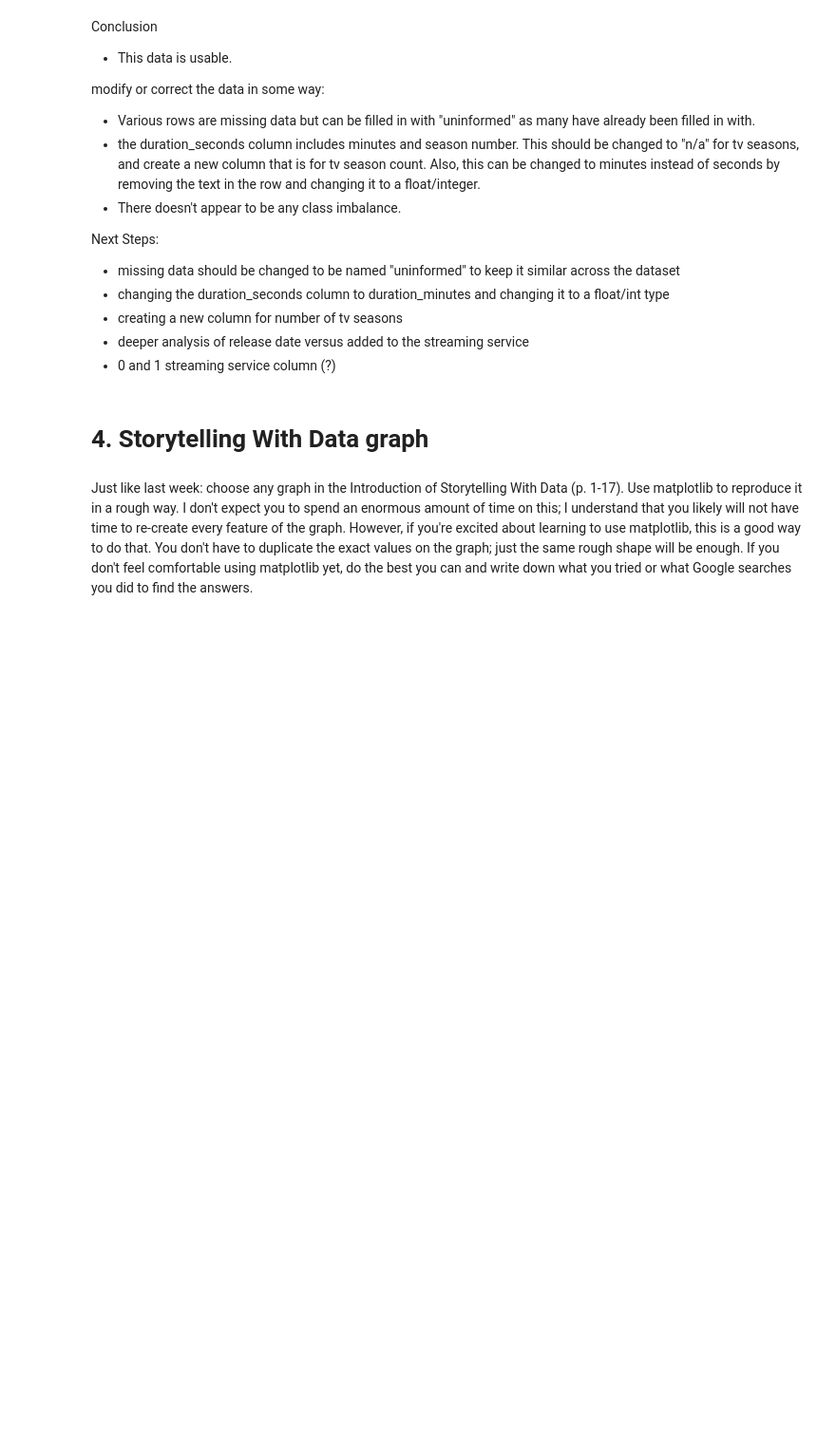
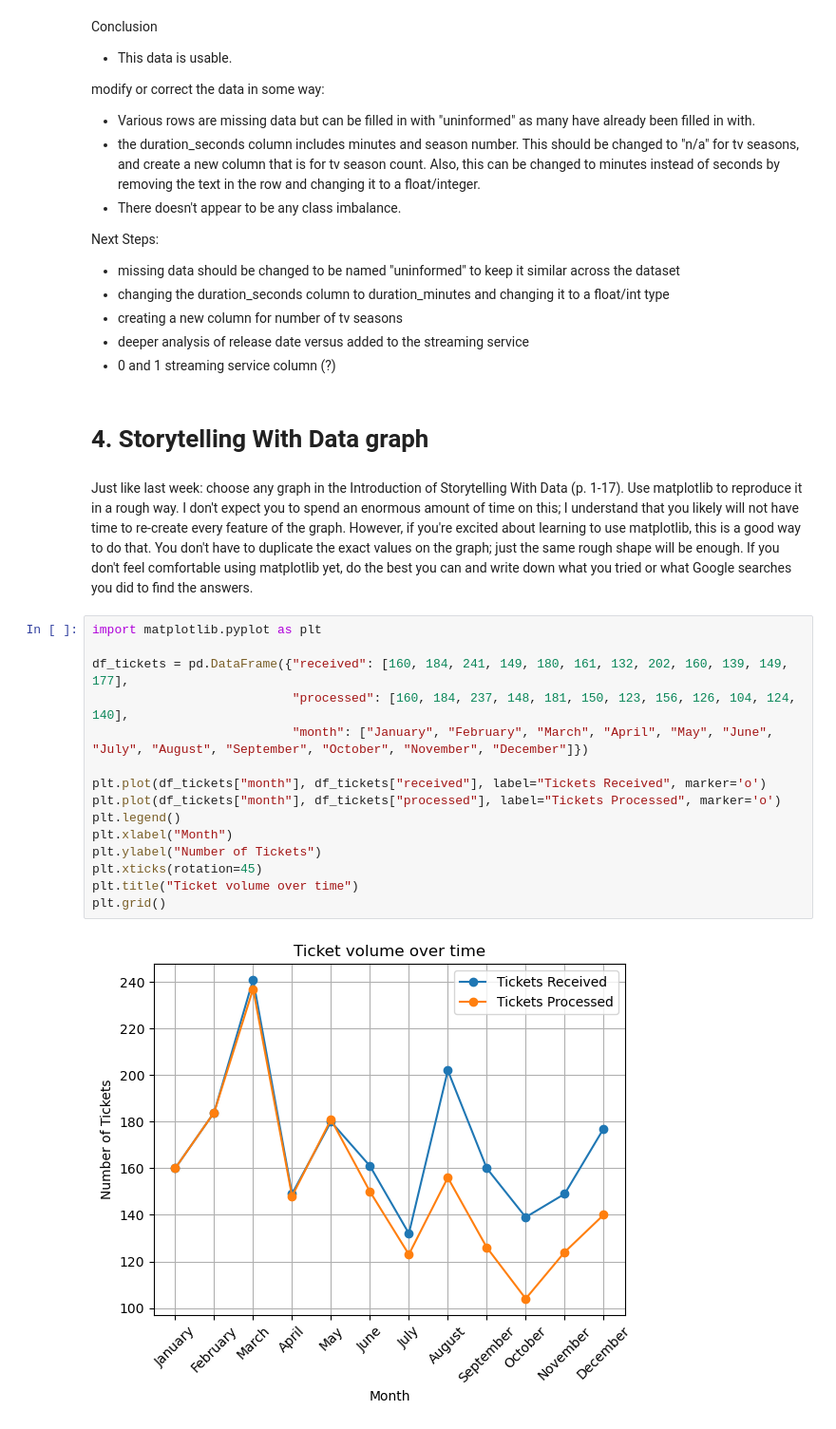
Before and after one commit to keshleem/dx699-summerai-homework2, a Jupyter notebook: OMDS-ModB2-Week2-Martin-Keshia-Lee.ipynb, the cells around one changed output. Shown at 95% size. Cells and saved outputs as stored; diff of their text form; blank space fills up the shorter version.

```diff
--- a/OMDS-ModB2-Week2-Martin-Keshia-Lee.ipynb
+++ b/OMDS-ModB2-Week2-Martin-Keshia-Lee.ipynb
@@ -518,3 +535,20 @@ Next Steps:
 # 4. Storytelling With Data graph
 # %% [markdown]
 Just like last week: choose any graph in the Introduction of Storytelling With Data (p. 1-17). Use matplotlib to reproduce it in a rough way. I don't expect you to spend an enormous amount of time on this; I understand that you likely will not have time to re-create every feature of the graph. However, if you're excited about learning to use matplotlib, this is a good way to do that. You don't have to duplicate the exact values on the graph; just the same rough shape will be enough.  If you don't feel comfortable using matplotlib yet, do the best you can and write down what you tried or what Google searches you did to find the answers.
+# %%
+import matplotlib.pyplot as plt
+
+df_tickets = pd.DataFrame({"received": [160, 184, 241, 149, 180, 161, 132, 202, 160, 139, 149, 177],
+                           "processed": [160, 184, 237, 148, 181, 150, 123, 156, 126, 104, 124, 140],
+                           "month": ["January", "February", "March", "April", "May", "June", "July", "August", "September", "October", "November", "December"]})
+
+plt.plot(df_tickets["month"], df_tickets["received"], label="Tickets Received", marker='o')
+plt.plot(df_tickets["month"], df_tickets["processed"], label="Tickets Processed", marker='o')
+plt.legend()
+plt.xlabel("Month")
+plt.ylabel("Number of Tickets")
+plt.xticks(rotation=45)
+plt.title("Ticket volume over time")
+plt.grid()
+# %% [output]
+[figure, added]
```
Also changed, not shown: parts of 1 cell of this notebook.
